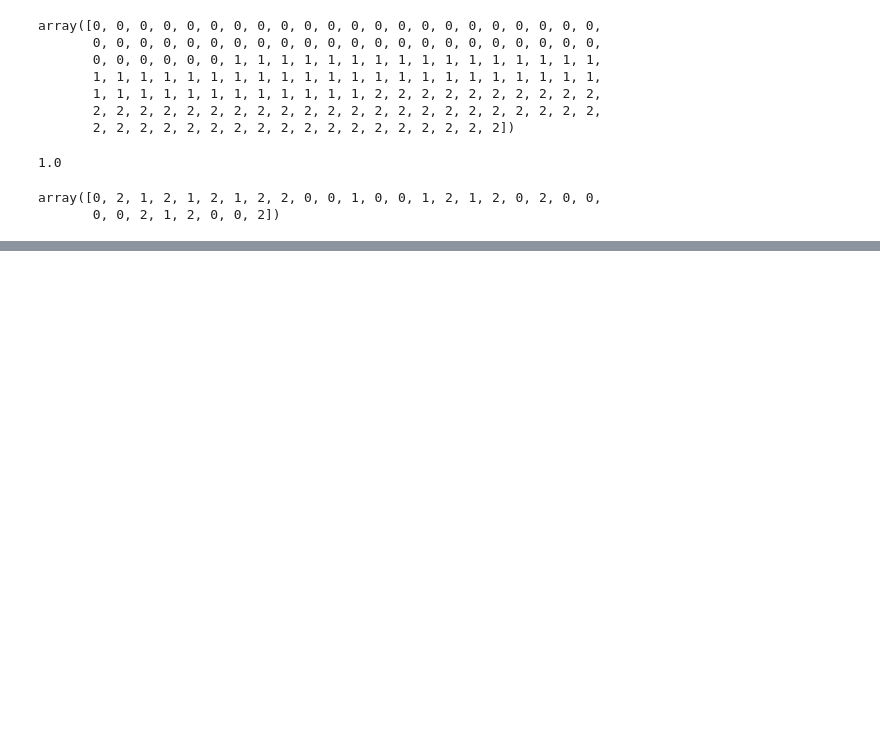
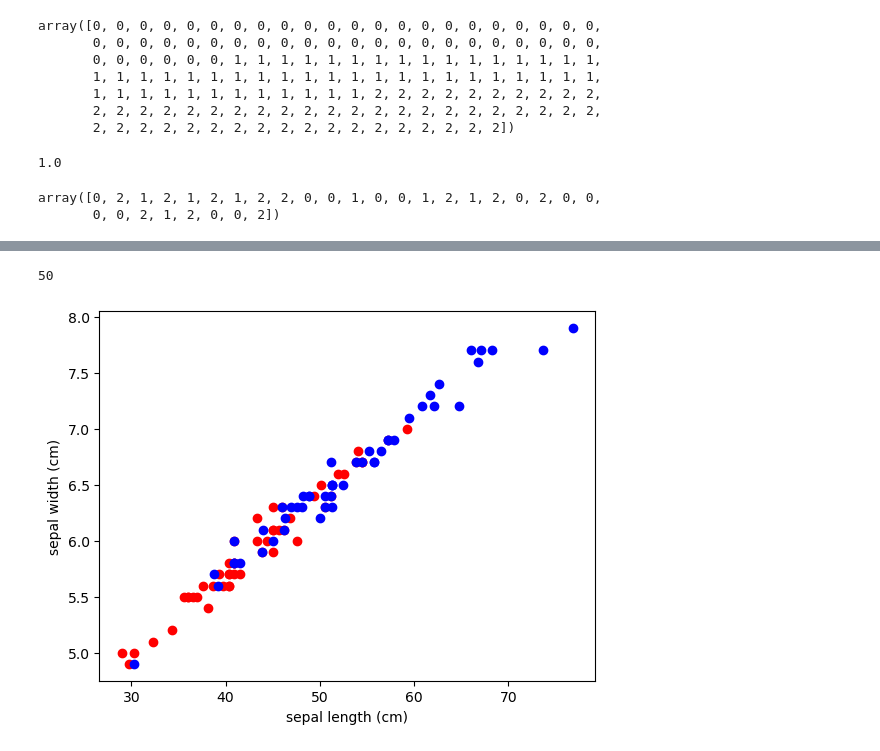
Before and after one commit to Satyam-10124/machine_learning, a Jupyter notebook: iris_flower.ipynb, the cells around one changed output, grey strips where cells are left out. Drawn from its saved outputs; the diff is of its cells as text; code cells hidden in the pictures; blank space fills up the shorter version.

```diff
--- a/iris_flower.ipynb
+++ b/iris_flower.ipynb
@@ -50,0 +105,16 @@ array([0, 2, 1, 2, 1, 2, 1, 2, 2, 0, 0, 1, 0, 0, 1, 2, 1, 2, 0, 2, 0, 0,
+# %%
+plt.xlabel('sepal length (cm)')
+plt.ylabel('sepal width (cm)')
+# plt.scatter( df[df.target == 0]['sepal length (cm)'], df[df.target == 0]['sepal width (cm)'], color="blue" )
+# plt.scatter( df[df.target == 1]['sepal length (cm)'], df[df.target == 1]['sepal width (cm)'], color="red" )
+# plt.scatter( df[df.target == 2]['sepal length (cm)'], df[df.target == 2]['sepal width (cm)'], color="black" )
+
+z1 = np.array([x**2 for x in df[df.target == 1]['sepal length (cm)']]) + np.array([y**2 for y in df[df.target == 1]['sepal width (cm)']])
+z2 = np.array([x**2 for x in df[df.target == 2]['sepal length (cm)']]) + np.array([y**2 for y in df[df.target == 2]['sepal width (cm)']])
+plt.scatter( z1, df[df.target == 1]['sepal length (cm)'], color="red" )
+plt.scatter( z2, df[df.target == 2]['sepal length (cm)'], color="blue" )
+
+len(z1)
+# %% [output]
+50
+[figure, added]
```
Also changed, not shown: parts of 6 cells of this notebook.
